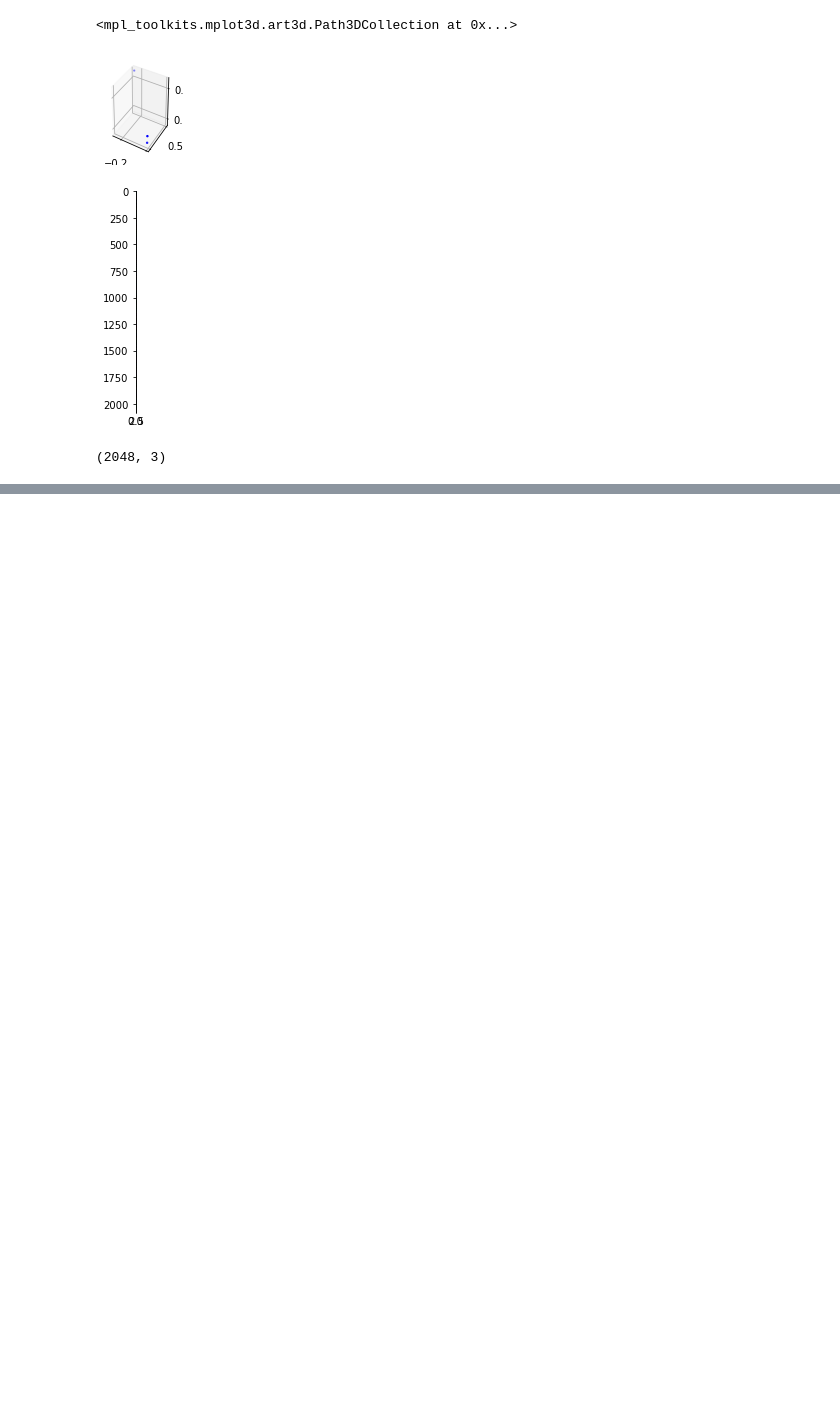
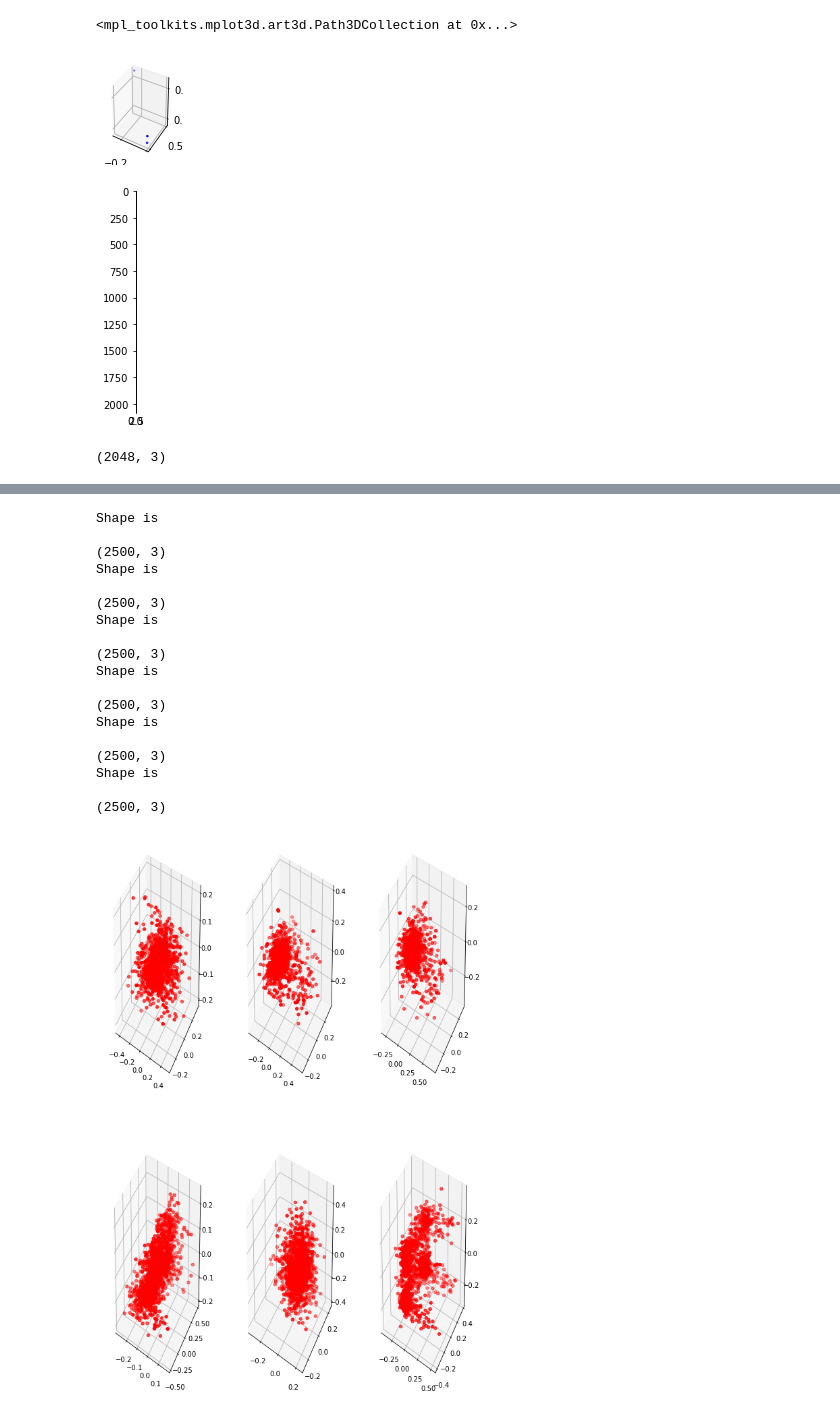
Before and after one commit to Gitikameher/A-Point-Set-Generation-Network-for-3D-Object-Reconstruction-from-a-Single-Image, a Jupyter notebook: Ajit.ipynb, the cells around one changed output, grey strips where cells are left out. Saved outputs shown, nothing was run; the diff lists cells and outputs as text; code cells hidden in the pictures; blank space fills up the shorter version.

```diff
--- a/Ajit.ipynb
+++ b/Ajit.ipynb
@@ -198,0 +366,41 @@ point_cloud.shape
+# %%
+from matplotlib import pyplot as plt
+out = []
+
+
+
+for idx in range(len(paths)):
+    image_path = paths[idx]
+    mask_path = mask_paths[idx]
+    image = Image.open(image_path).convert('RGB')
+
+    mask = Image.open(mask_path)
+
+#     plt.imshow(image)
+
+
+    image = transform(image)
+    mask = transform(mask)
+
+    # Multiply
+    print(image.size(), mask.size())
+
+    image = image* mask
+#     break
+
+    image = image.float().to(device=gpu_or_cpu)
+
+
+    # Reshape to include batch size
+    image = image.unsqueeze(0)
+
+
+    pred = model(image)
+
+    pred = pred.to('cpu')
+
+    for p in pred:
+        out.append(p.detach().numpy())
+
+    if len(out) == 10:
+        break
@@ -198,0 +418,22 @@ point_cloud.shape
+# %%
+Visualize(out).ShowRandom()
+# %% [output]
+Shape is
+
+(2500, 3)
+Shape is
+
+(2500, 3)
+Shape is
+
+(2500, 3)
+Shape is
+
+(2500, 3)
+Shape is
+
+(2500, 3)
+Shape is
+
+(2500, 3)
+[figure, added]
```
Also changed, not shown: parts of 15 cells of this notebook, 6 other files.
